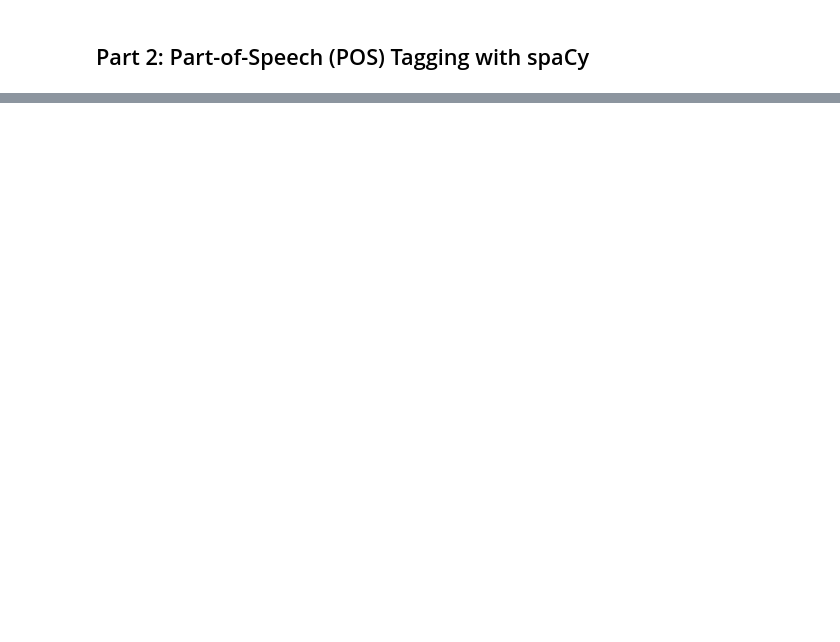
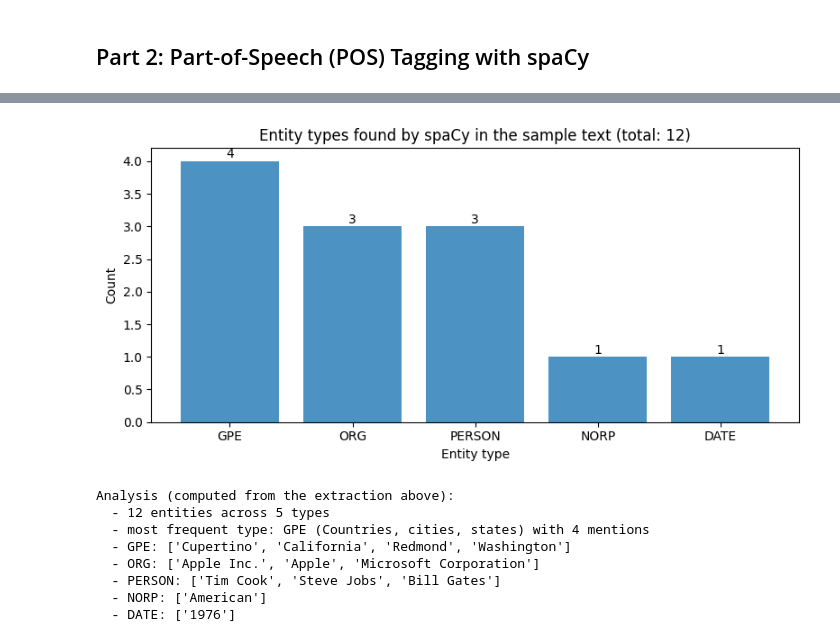
Before and after one commit to A-Alwabel/AI-Diploma-Program, a Jupyter notebook: Course 07/unit3-ml-for-nlp/examples/02_named_entity_recognition.ipynb, the cells around one changed output, grey strips where cells are left out. Saved outputs shown, nothing was run; the diff lists cells and outputs as text; code cells hidden in the pictures; blank space fills up the shorter version.

```diff
--- a/Course 07/unit3-ml-for-nlp/examples/02_named_entity_recognition.ipynb
+++ b/Course 07/unit3-ml-for-nlp/examples/02_named_entity_recognition.ipynb
@@ -181,3 +196,43 @@ Note: Install spaCy and download model for POS tagging
+# %%
+if HAS_SPACY and nlp is not None:
+    import matplotlib.pyplot as plt
+
+    label_counts = Counter(ent["Label"] for ent in entities)
+    labels_sorted = sorted(label_counts, key=label_counts.get, reverse=True)
+    counts = [label_counts[l] for l in labels_sorted]
+
+    fig, ax = plt.subplots(figsize=(8, 4))
+    ax.bar(labels_sorted, counts, color="tab:blue", alpha=0.8)
+    ax.set_xlabel("Entity type")
+    ax.set_ylabel("Count")
+    ax.set_title(f"Entity types found by spaCy in the sample text (total: {len(entities)})")
+    for i, c in enumerate(counts):
+        ax.text(i, c + 0.05, str(c), ha="center")
+    plt.tight_layout()
+    plt.show()
+
+    most_common_label, most_common_n = label_counts.most_common(1)[0]
+    print(f"Analysis (computed from the extraction above):")
+    print(f"  - {len(entities)} entities across {len(label_counts)} types")
+    print(f"  - most frequent type: {most_common_label} "
+          f"({spacy.explain(most_common_label)}) with {most_common_n} mentions")
+    per_type = {}
+    for ent in entities:
+        per_type.setdefault(ent["Label"], []).append(ent["Text"])
+    for label in labels_sorted:
+        print(f"  - {label}: {per_type[label]}")
+else:
+    print("Note: Install spaCy and download en_core_web_sm to run the visualization")
+# %% [output]
+[figure, added]
+Analysis (computed from the extraction above):
+  - 12 entities across 5 types
+  - most frequent type: GPE (Countries, cities, states) with 4 mentions
+  - GPE: ['Cupertino', 'California', 'Redmond', 'Washington']
+  - ORG: ['Apple Inc.', 'Apple', 'Microsoft Corporation']
+  - PERSON: ['Tim Cook', 'Steve Jobs', 'Bill Gates']
+  - NORP: ['American']
+  - DATE: ['1976']
 # %% [markdown]
 ## Summary
 
```
Also changed, not shown: parts of 6 cells of this notebook, 19 other files.
